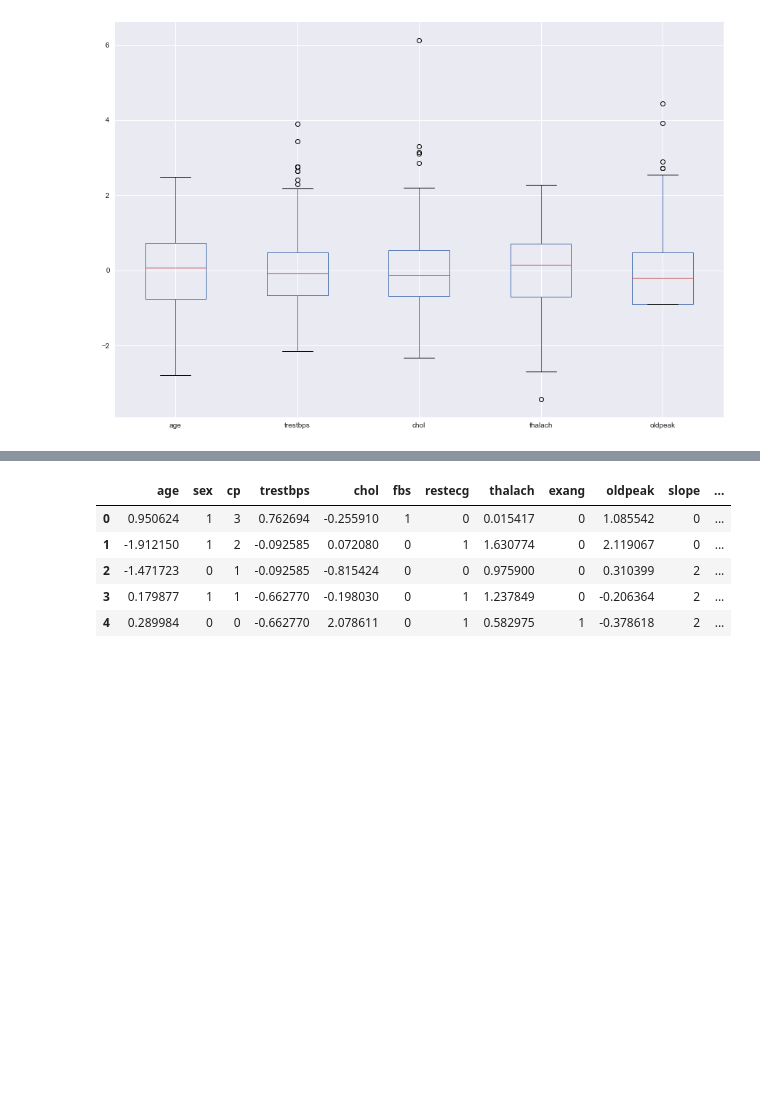
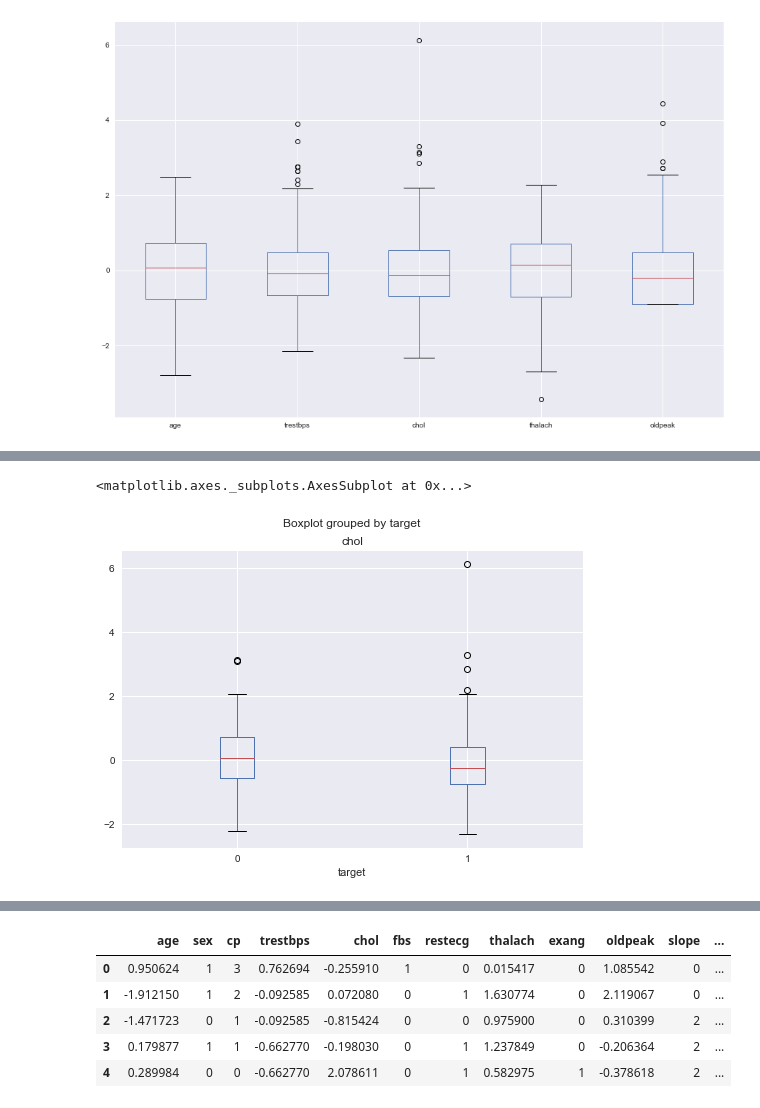
Before and after one commit to wincenzo/regressor, a Jupyter notebook: Regression_Class.ipynb, the cells around one changed output, grey strips where cells are left out. Saved outputs shown, nothing was run; the diff lists cells and outputs as text; code cells hidden in the pictures; blank space fills up the shorter version.

```diff
--- a/Regression_Class.ipynb
+++ b/Regression_Class.ipynb
@@ -286,0 +293,5 @@ ax = df.plot.box(figsize=(15, 10))
+# %%
+df.boxplot(column='chol', by='target')
+# %% [output]
+<matplotlib.axes._subplots.AxesSubplot at 0x...>
+[figure, added]
```
Also changed, not shown: parts of 14 cells of this notebook.
